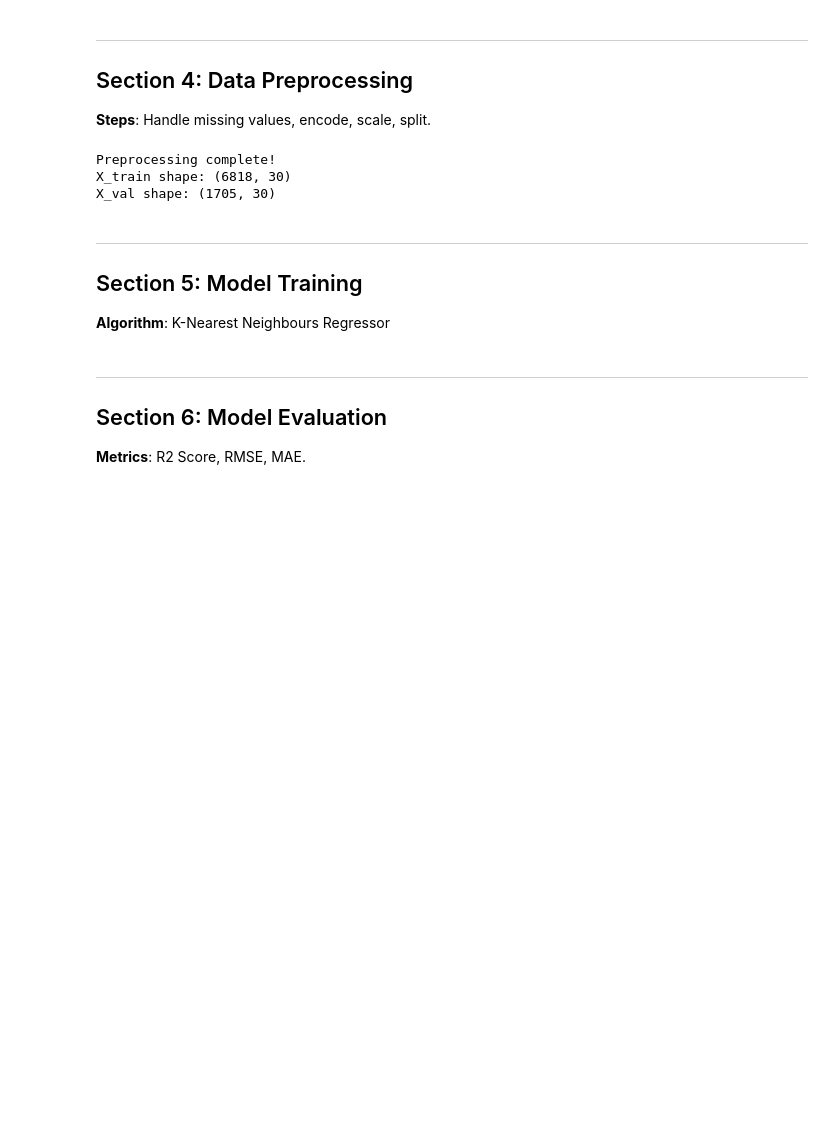
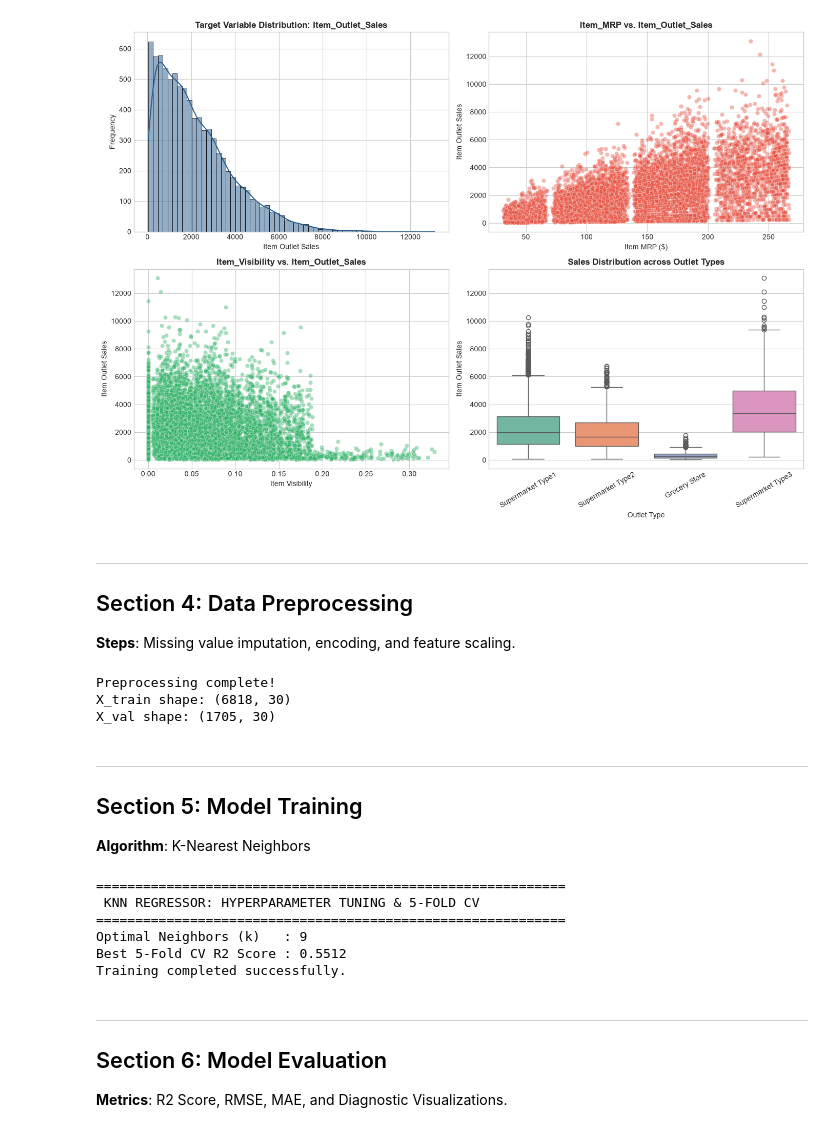
Before and after one commit to Nikhil-Jones/ML-Algorithms, a Jupyter notebook: app/normalised_notebooks/regression/10_KNN.ipynb, the cells around one changed output. Cells and saved outputs as stored; diff of their text form; code cells hidden in the pictures; blank space fills up the shorter version.

```diff
--- a/app/normalised_notebooks/regression/10_KNN.ipynb
+++ b/app/normalised_notebooks/regression/10_KNN.ipynb
@@ -225,8 +85,40 @@ Name: Item_Outlet_Sales, dtype: float64
+# %%
+fig, axes = plt.subplots(2, 2, figsize=(14, 10))
+
+# 1. Target Distribution Plot
+sns.histplot(df['Item_Outlet_Sales'].dropna(), kde=True, ax=axes[0, 0], color='#2b5c8f')
+axes[0, 0].set_title('Target Variable Distribution: Item_Outlet_Sales', fontweight='bold')
+axes[0, 0].set_xlabel('Item Outlet Sales')
+axes[0, 0].set_ylabel('Frequency')
+
+# 2. Item MRP vs Item Outlet Sales Scatter Plot
+sns.scatterplot(data=df, x='Item_MRP', y='Item_Outlet_Sales', alpha=0.4, ax=axes[0, 1], color='#e74c3c')
+axes[0, 1].set_title('Item_MRP vs. Item_Outlet_Sales', fontweight='bold')
+axes[0, 1].set_xlabel('Item MRP ($)')
+axes[0, 1].set_ylabel('Item Outlet Sales')
+
+# 3. Item Visibility vs Item Outlet Sales Scatter Plot
+sns.scatterplot(data=df, x='Item_Visibility', y='Item_Outlet_Sales', alpha=0.4, ax=axes[1, 0], color='#27ae60')
+axes[1, 0].set_title('Item_Visibility vs. Item_Outlet_Sales', fontweight='bold')
+axes[1, 0].set_xlabel('Item Visibility')
+axes[1, 0].set_ylabel('Item Outlet Sales')
+
+# 4. Sales by Outlet Type Boxplot
+sns.boxplot(data=df, x='Outlet_Type', y='Item_Outlet_Sales', ax=axes[1, 1], palette='Set2')
+axes[1, 1].set_title('Sales Distribution across Outlet Types', fontweight='bold')
+axes[1, 1].set_xlabel('Outlet Type')
+axes[1, 1].set_ylabel('Item Outlet Sales')
+axes[1, 1].tick_params(axis='x', rotation=30)
+
+plt.tight_layout()
+plt.show()
+# %% [output]
+[figure, added]
 # %% [markdown]
 ---
 ## Section 4: Data Preprocessing
 
-**Steps**: Handle missing values, encode, scale, split.
+**Steps**: Missing value imputation, encoding, and feature scaling.
 # %%
 # 1. Clean & Standardize Item_Fat_Content
 df['Item_Fat_Content'] = df['Item_Fat_Content'].replace({'LF': 'Low Fat', 'low fat': 'Low Fat', 'reg': 'Regular'})
@@ -313,4 +216,4 @@ X_val shape: (1705, 30)
 ---
 ## Section 5: Model Training
 
-**Algorithm**: K-Nearest Neighbours Regressor
+**Algorithm**: K-Nearest Neighbors
@@ -319,5 +220,27 @@ X_val shape: (1705, 30)
+# %%
+# 1. Tune k across neighborhood sizes [1..20]
+k_values = list(range(1, 21))
+kf = KFold(n_splits=5, shuffle=True, random_state=42)
+knn_grid = GridSearchCV(KNeighborsRegressor(), {'n_neighbors': k_values}, cv=kf, scoring='r2')
+knn_grid.fit(X_train_scaled, y_train)
+
+best_knn = knn_grid.best_estimator_
+
+print("=" * 60)
+print(" KNN REGRESSOR: HYPERPARAMETER TUNING & 5-FOLD CV ")
+print("=" * 60)
+print(f"Optimal Neighbors (k)   : {knn_grid.best_params_['n_neighbors']}")
+print(f"Best 5-Fold CV R2 Score : {knn_grid.best_score_:.4f}")
+print("Training completed successfully.")
+# %% [output]
+============================================================
+ KNN REGRESSOR: HYPERPARAMETER TUNING & 5-FOLD CV
+============================================================
+Optimal Neighbors (k)   : 9
+Best 5-Fold CV R2 Score : 0.5512
+Training completed successfully.
 # %% [markdown]
 ---
 ## Section 6: Model Evaluation
 
-**Metrics**: R2 Score, RMSE, MAE.
+**Metrics**: R2 Score, RMSE, MAE, and Diagnostic Visualizations.
```
Also changed, not shown: parts of 15 cells of this notebook, 13 other files.
